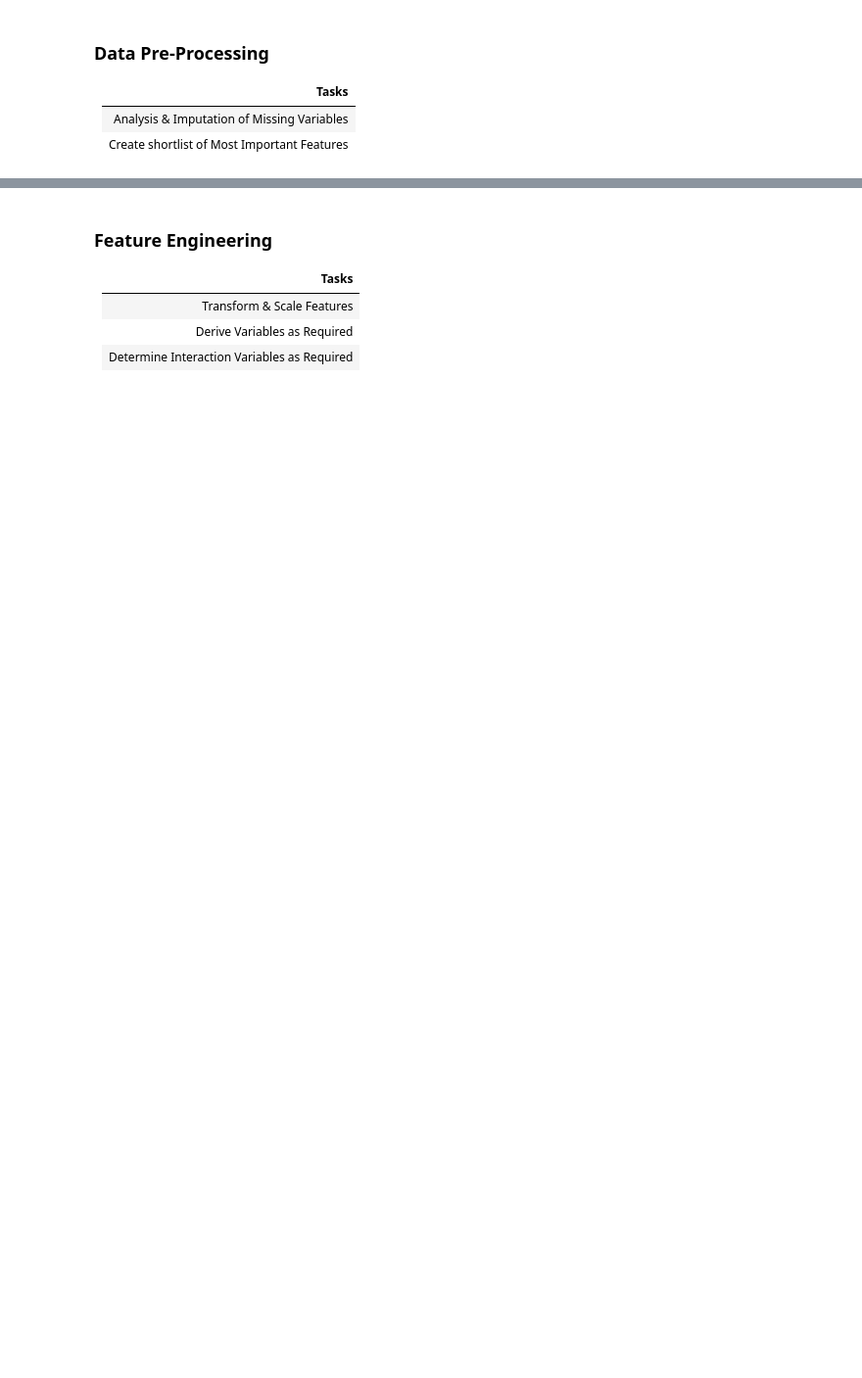
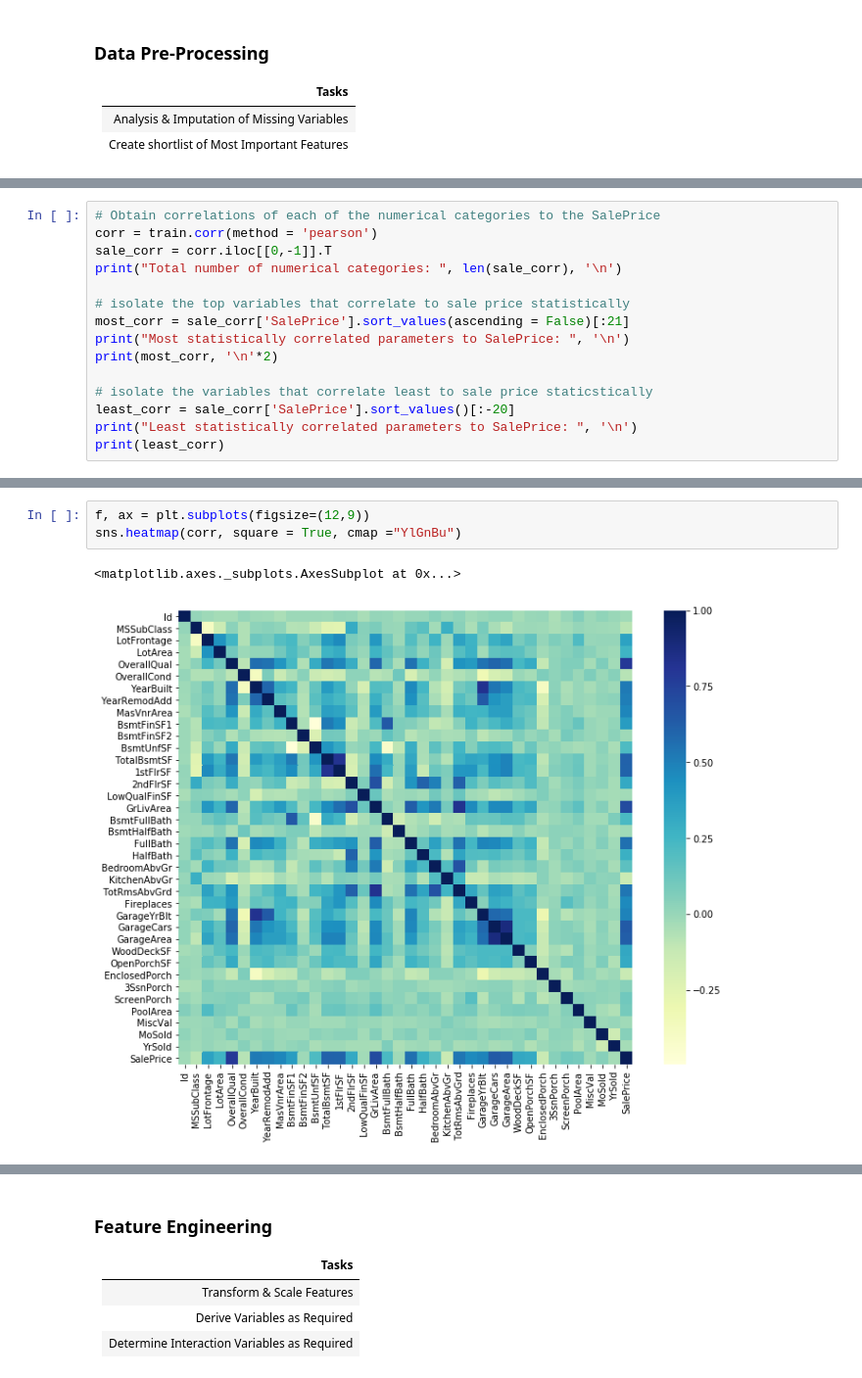
Before and after one commit to ericlundy87/House-Prices-Advanced-Regression-Techniques, a Jupyter notebook: p4_cheney.ipynb, the cells around one changed output, grey strips where cells are left out. Shown at 98% size. Cells and saved outputs as stored; diff of their text form; blank space fills up the shorter version.

```diff
--- a/p4_cheney.ipynb
+++ b/p4_cheney.ipynb
@@ -230,0 +177,15 @@ Non-numerical parameter evaluation
+# %%
+# Obtain correlations of each of the numerical categories to the SalePrice
+corr = train.corr(method = 'pearson')
+sale_corr = corr.iloc[[0,-1]].T
+print("Total number of numerical categories: ", len(sale_corr), '\n')
+
+# isolate the top variables that correlate to sale price statistically
+most_corr = sale_corr['SalePrice'].sort_values(ascending = False)[:21]
+print("Most statistically correlated parameters to SalePrice: ", '\n')
+print(most_corr, '\n'*2)
+
+# isolate the variables that correlate least to sale price staticstically
+least_corr = sale_corr['SalePrice'].sort_values()[:-20]
+print("Least statistically correlated parameters to SalePrice: ", '\n')
+print(least_corr)
@@ -230,0 +210,6 @@ Non-numerical parameter evaluation
+# %%
+f, ax = plt.subplots(figsize=(12,9))
+sns.heatmap(corr, square = True, cmap ="YlGnBu")
+# %% [output]
+<matplotlib.axes._subplots.AxesSubplot at 0x...>
+[figure, added]
```
Also changed, not shown: parts of 32 cells of this notebook, 1 other file.
